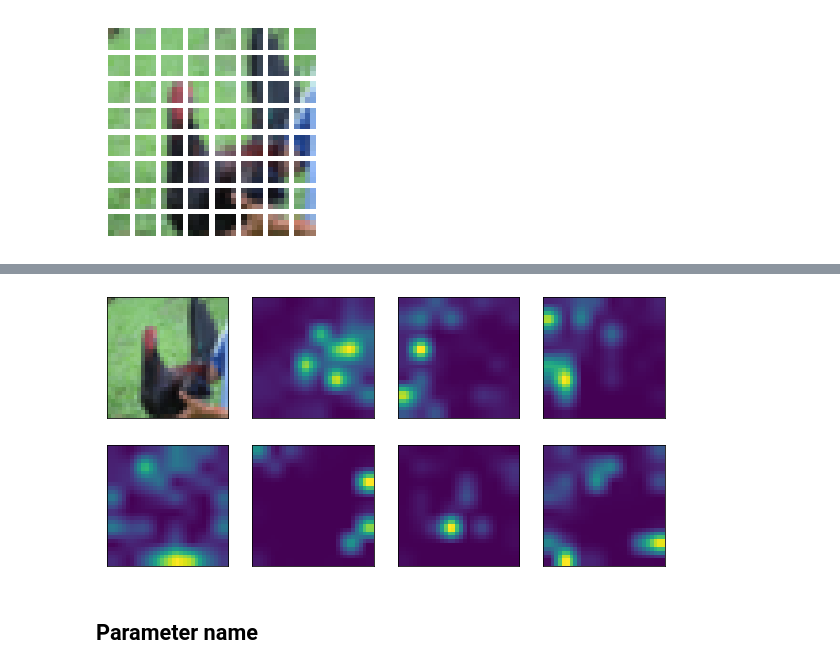
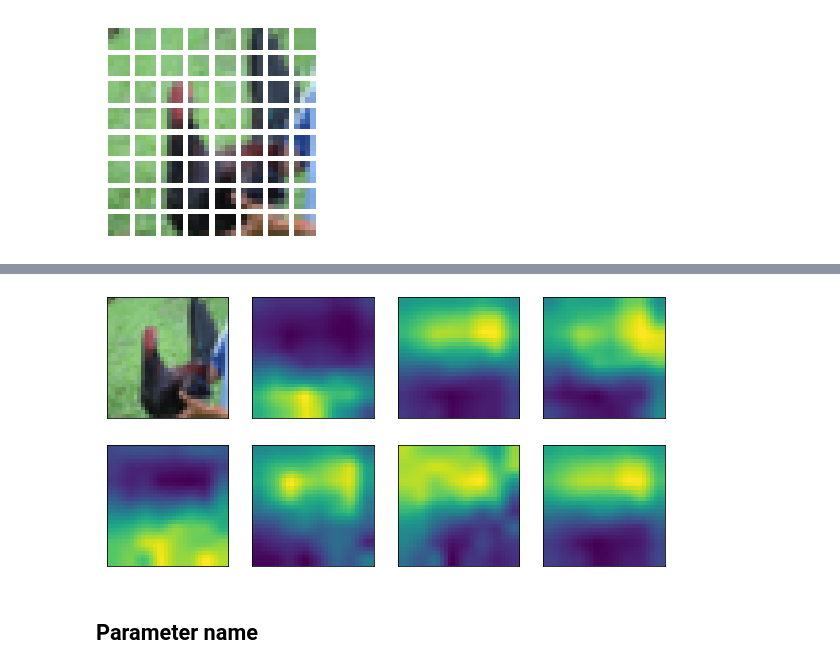
Before and after one commit to JS0909/Paper-Reviews, a Jupyter notebook: ViT/visualization.ipynb, the cells around one changed output, grey strips where cells are left out. Cells and saved outputs as stored; diff of their text form; code cells hidden in the pictures.

```diff
--- a/ViT/visualization.ipynb
+++ b/ViT/visualization.ipynb
@@ -151,18 +159,18 @@ for i in range(1,97):
 # %%
 fig = plt.figure(figsize=(10, 5))
 ax = fig.add_subplot(2, 4, 1)
 ax.axes.get_xaxis().set_visible(False) # x축 눈금 삭제
 ax.axes.get_yaxis().set_visible(False) # y축 눈금 삭제
 ax.imshow(original_img.permute(1,2,0))
 for i in range(7):  # visualize the 4th rows of attention matrices in the 0-7th heads
-    attn_heatmap = attention[0, i, 3, 1:].reshape((8, 8)).detach().cpu().numpy()
+    attn_heatmap = attention[0, i, 4, 1:].reshape((8, 8)).detach().cpu().numpy()
     attn_heatmap = cv2.resize(attn_heatmap,(32,32))
     ax = fig.add_subplot(2, 4, i+2)
     ax.axes.get_xaxis().set_visible(False) # x축 눈금 삭제
     ax.axes.get_yaxis().set_visible(False) # y축 눈금 삭제
     ax.imshow(attn_heatmap)
 # %% [output]
-[figure, old version]
+[figure, new version]
 # %% [markdown]
 ## Parameter name
 # %%
```
Also changed, not shown: parts of 5 cells of this notebook.
